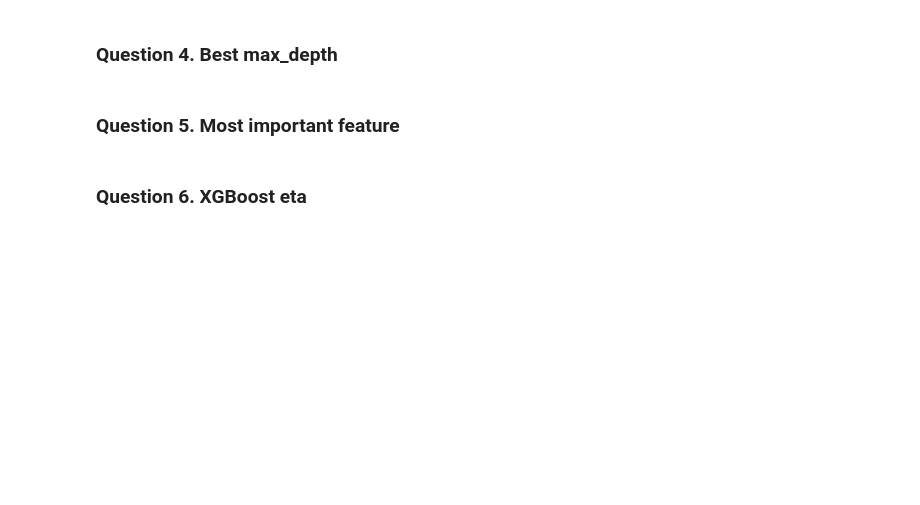
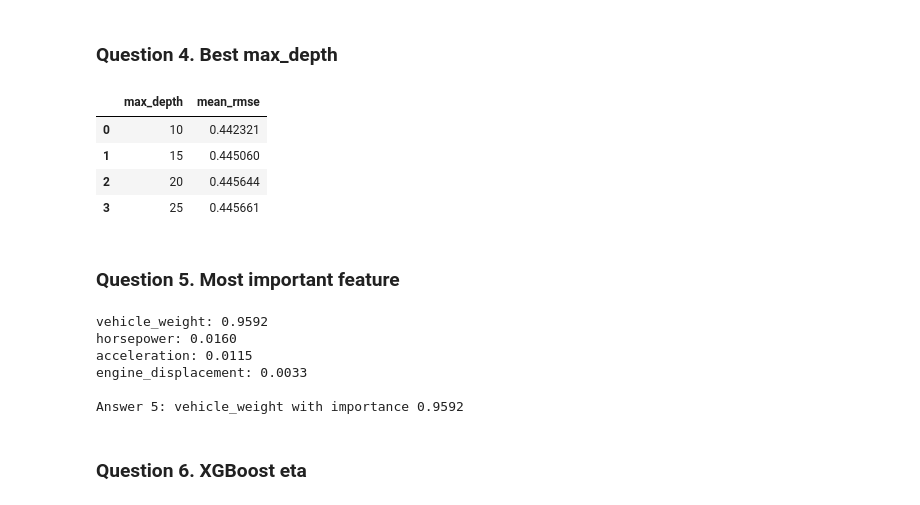
Before and after one commit to dmitrykosintsev/lm-zoomcamp, a Jupyter notebook: Homework files/Homework 6.ipynb, the cells around one changed output. Cells and saved outputs as stored; diff of their text form; code cells hidden in the pictures; blank space fills up the shorter version.

```diff
--- a/Homework files/Homework 6.ipynb
+++ b/Homework files/Homework 6.ipynb
@@ -113,6 +196,68 @@ X_test = dv.transform(dict_test)
 # %% [markdown]
 ### Question 4. Best max_depth
+# %%
+# Training for different max depth
+scores = []
+
+for d in [10, 15, 20, 25]:
+    mse_values = []
+    for n in range(10, 201, 10):
+        rf = RandomForestRegressor(
+            n_estimators=n,
+            max_depth=d,
+            random_state=1)
+        rf.fit(X_train, y_train)
+
+        y_pred = rf.predict(X_val)
+        mse = rmse(y_val, y_pred)
+        mse_values.append(mse)
+    mean = statistics.fmean(mse_values)
+    scores.append((d, mean))
+
+df_scores = pd.DataFrame(scores, columns=['max_depth', 'mean_rmse'])
+df_scores
+# %% [output]
+|  | max_depth | mean_rmse |
+| 0 | 10 | 0.442321 |
+| 1 | 15 | 0.445060 |
+| 2 | 20 | 0.445644 |
+| 3 | 25 | 0.445661 |
 # %% [markdown]
 ### Question 5. Most important feature
+# %%
+rf = RandomForestRegressor(
+    n_estimators=10,
+    max_depth=20,
+    random_state=1,
+    n_jobs=-1)
+rf.fit(X_train, y_train)
+
+# Get feature importances
+feature_importances = rf.feature_importances_
+
+# Get feature names from DictVectorizer
+feature_names = dv.get_feature_names_out()
+
+# Create a dictionary to see importances with their feature names
+importance_dict = dict(zip(feature_names, feature_importances))
+
+# Find the most important among the 4 specified features
+features_to_check = ['vehicle_weight', 'horsepower', 'acceleration', 'engine_displacement']
+
+for feature in features_to_check:
+    if feature in importance_dict:
+        print(f"{feature}: {importance_dict[feature]:.4f}")
+
+# Or find the maximum
+max_importance = max([(f, importance_dict[f]) for f in features_to_check if f in importance_dict],
+                     key=lambda x: x[1])
+print(f"\nAnswer 5: {max_importance[0]} with importance {max_importance[1]:.4f}")
+# %% [output]
+vehicle_weight: 0.9592
+horsepower: 0.0160
+acceleration: 0.0115
+engine_displacement: 0.0033
+
+Answer 5: vehicle_weight with importance 0.9592
 # %% [markdown]
 ### Question 6. XGBoost eta
```
Also changed, not shown: parts of 19 cells of this notebook.
